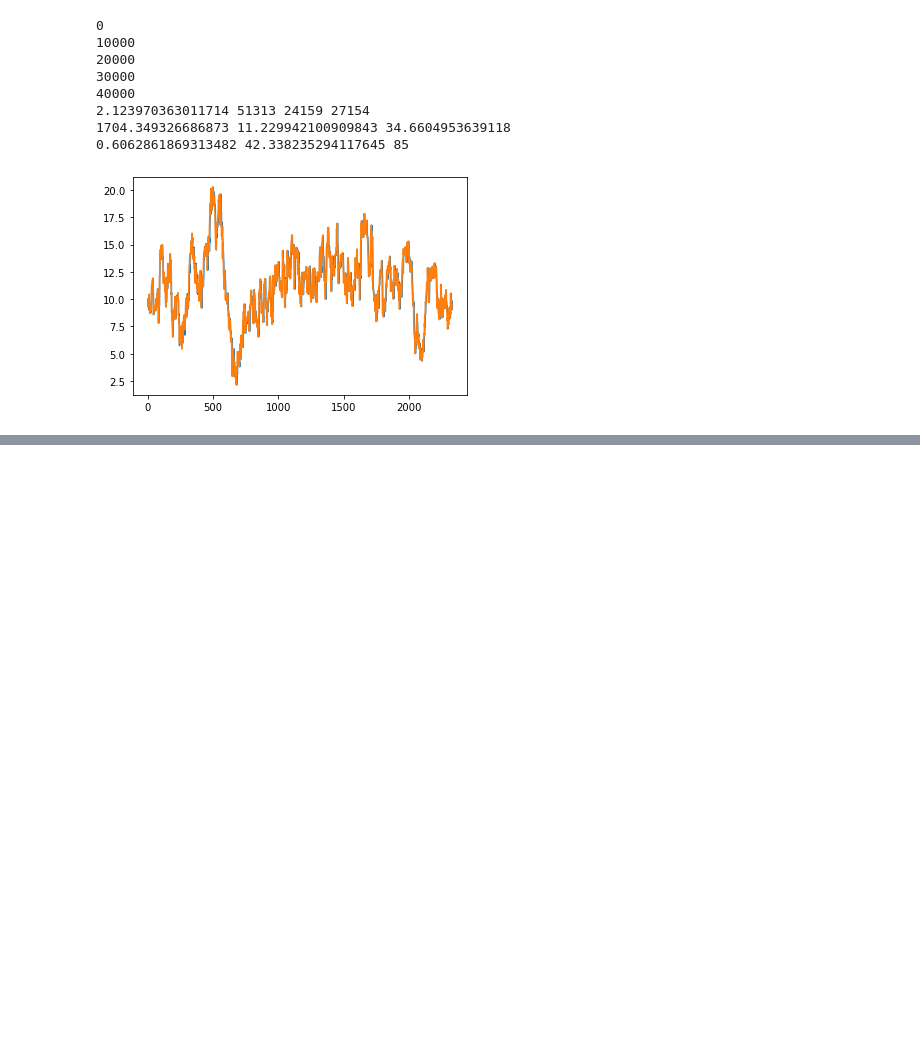
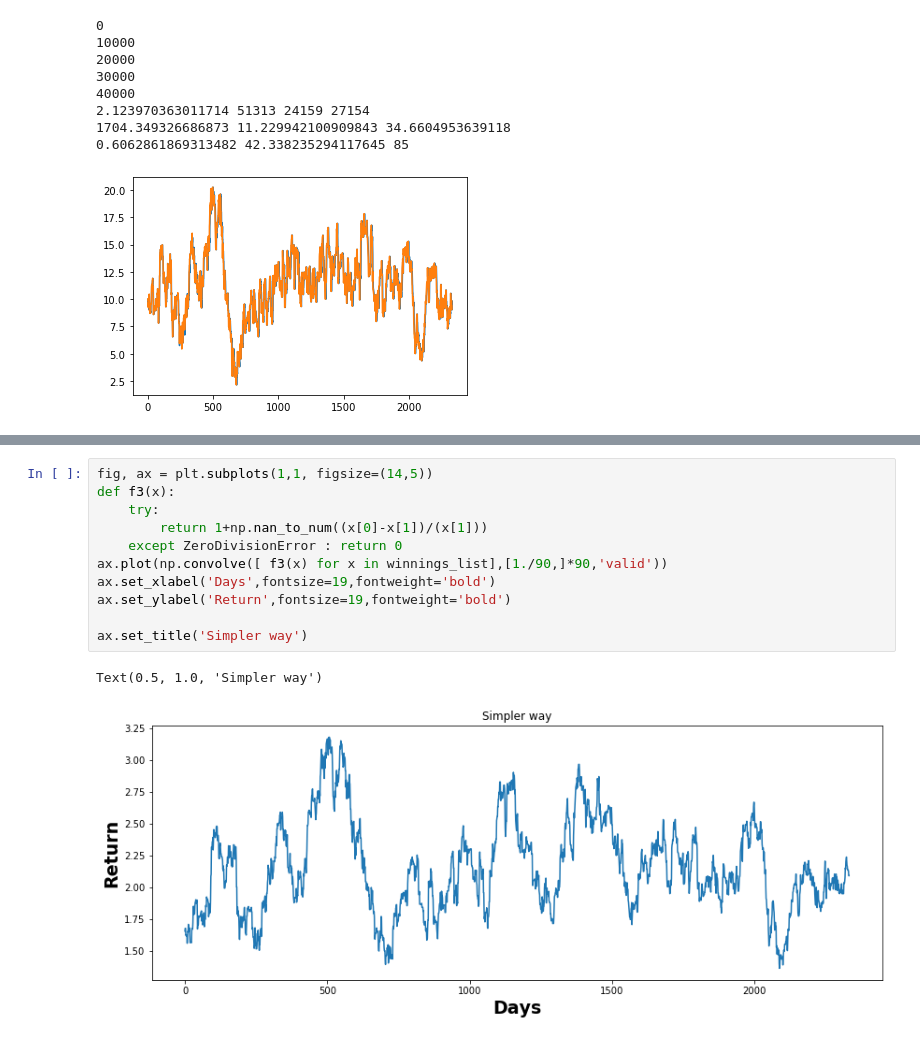
Before and after one commit to leexa90/FoodClub_helper, a Jupyter notebook: Untitled.ipynb, the cells around one changed output, grey strips where cells are left out. Saved outputs shown, nothing was run; the diff lists cells and outputs as text; blank space fills up the shorter version.

```diff
--- a/Untitled.ipynb
+++ b/Untitled.ipynb
@@ -187,0 +308,14 @@ Text(0, 0.5, 'Return')
+# %%
+fig, ax = plt.subplots(1,1, figsize=(14,5))
+def f3(x):
+    try:
+        return 1+np.nan_to_num((x[0]-x[1])/(x[1]))
+    except ZeroDivisionError : return 0
+ax.plot(np.convolve([ f3(x) for x in winnings_list],[1./90,]*90,'valid'))
+ax.set_xlabel('Days',fontsize=19,fontweight='bold')
+ax.set_ylabel('Return',fontsize=19,fontweight='bold')
+
+ax.set_title('Simpler way')
+# %% [output]
+Text(0.5, 1.0, 'Simpler way')
+[figure, added]
```
Also changed, not shown: parts of 3 cells of this notebook.
